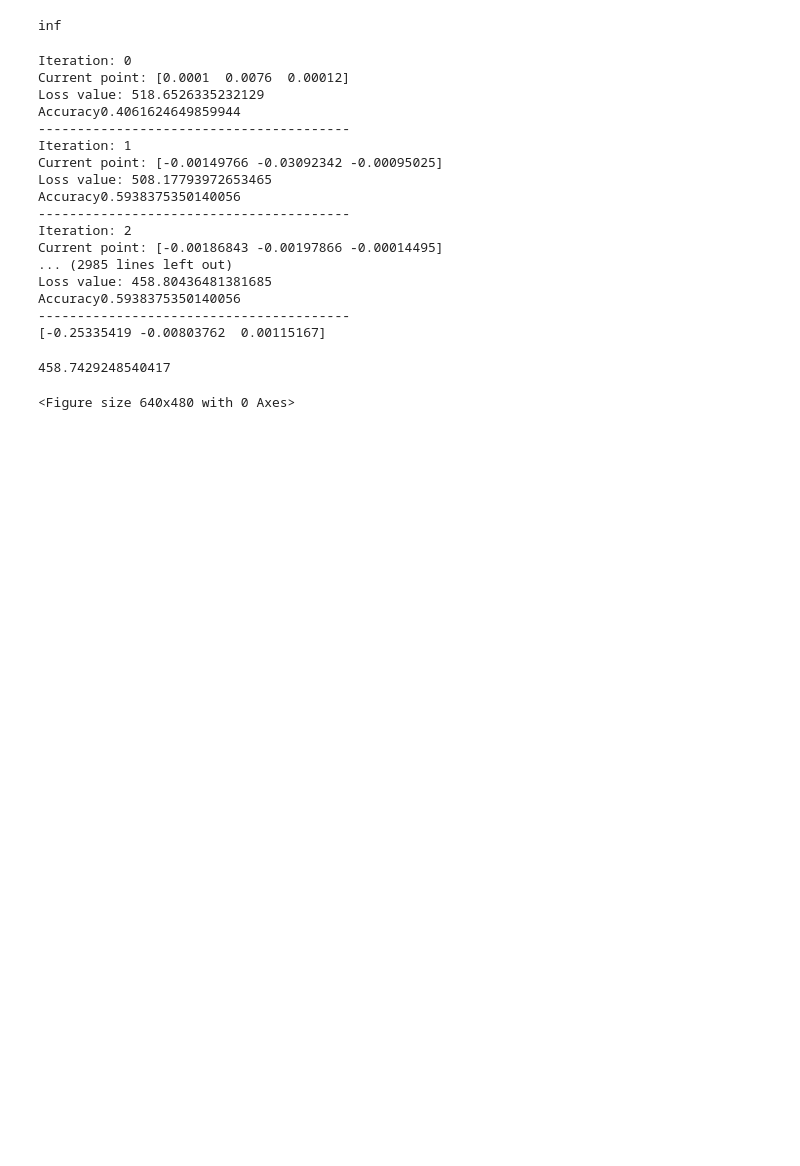
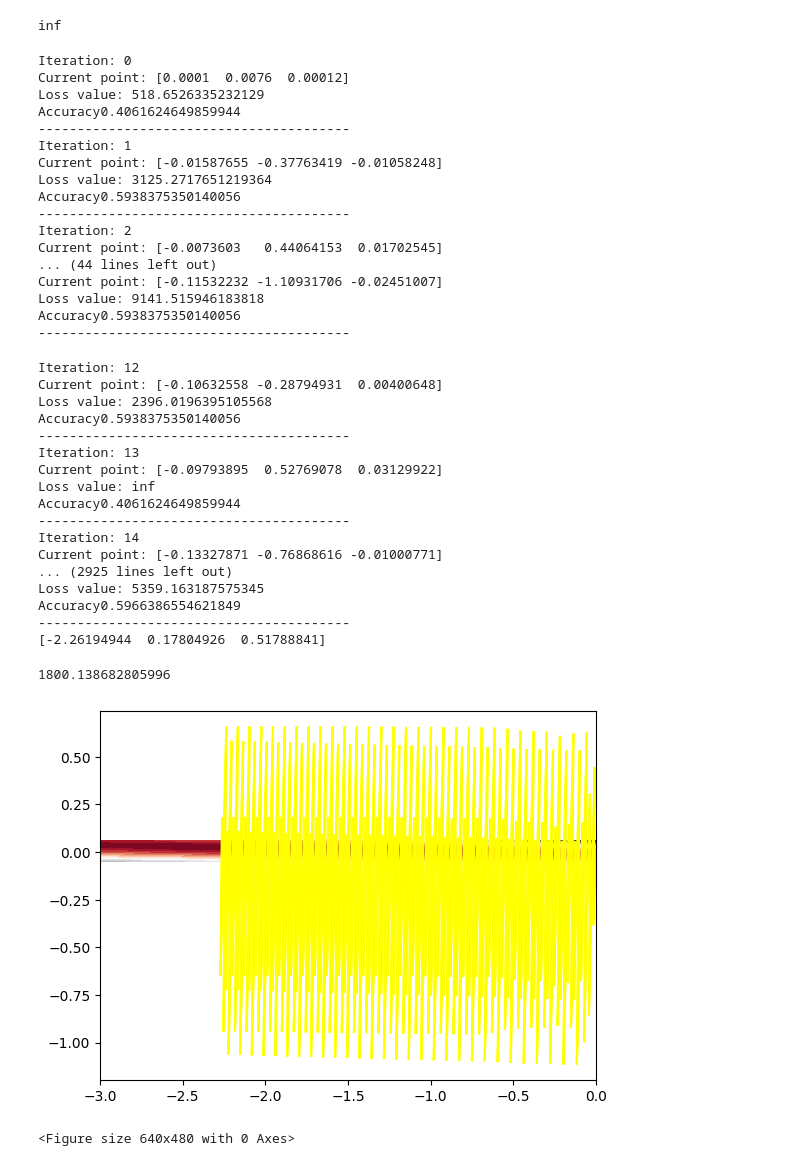
Before and after one commit to quihuynhlediem/titanic-data-visualization, a Jupyter notebook: main.ipynb, the cells around one changed output. Drawn from its saved outputs; the diff is of its cells as text; code cells hidden in the pictures; blank space fills up the shorter version.

Commit message:
Update visualization

```diff
--- a/main.ipynb
+++ b/main.ipynb
@@ -180,46 +180,84 @@ inf
 # %%
 def gradient_descent_process(starting_point, learning_rate, iterations):
   current_point = starting_point
+  import os
+  import shutil
+  shutil.rmtree('./loss_graphs')
+  os.mkdir('./loss_graphs')
+
+  x = np.linspace(-3, 0.001, 100)
+  y = np.linspace(-0.05, 0.06, 100)
+  X, Y = np.meshgrid(x, y)
+
+  Z = [[func.value(x, y, 0.0012) for x in x] for y in y]
+
+  plt.contourf(X, Y, Z, 20, cmap = 'RdGy')
+
   for i in range(iterations):
     print("Iteration: " + str(i))
     print("Current point: " + str(current_point))
     print("Loss value: " + str(func.value(current_point[0], current_point[1], current_point[2])))
     print("Accuracy" + str(func.accuracy(current_point[0], current_point[1], current_point[2])))
     print("----------------------------------------")
     gradient = func.gradient(current_point[0], current_point[1], current_point[2])
     next_point = current_point - learning_rate * gradient
+
+    # plot the current point as grey point, the new point as red
+    plt.plot(current_point[0], current_point[1], c = 'grey')
+    plt.plot(next_point[0], next_point[1], c = 'red')
+    plt.plot([current_point[0], next_point[0]], [current_point[1], next_point[1]], c = 'yellow')
+    plt.savefig('./loss_graphs/iteration_{id}.png'.format(id = i))
+
     current_point = next_point
     if (np.linalg.norm(gradient) < 0.00001):
       break
 
   return current_point
 
 starting_point = np.array([0.0001, 0.0076, 0.00012])
-learning_rate = 0.00001
-iterations = 300
+learning_rate = 0.000001
+iterations = 100
 gradient_descent_process(starting_point, learning_rate, iterations)
 last_point = gradient_descent_process(starting_point, learning_rate, iterations)
 print(last_point)
 func.value(last_point[0], last_point[1], last_point[2])
 # %% [output]
 Iteration: 0
 Current point: [0.0001  0.0076  0.00012]
 Loss value: 518.6526335232129
 Accuracy0.4061624649859944
 ----------------------------------------
 Iteration: 1
-Current point: [-0.00149766 -0.03092342 -0.00095025]
-Loss value: 508.17793972653465
+Current point: [-0.01587655 -0.37763419 -0.01058248]
+Loss value: 3125.2717651219364
 Accuracy0.5938375350140056
 ----------------------------------------
 Iteration: 2
-Current point: [-0.00186843 -0.00197866 -0.00014495]
-... (2985 lines left out)
-Loss value: 458.80436481381685
+Current point: [-0.0073603   0.44064153  0.01702545]
+... (44 lines left out)
+Current point: [-0.11532232 -1.10931706 -0.02451007]
+Loss value: 9141.515946183818
 Accuracy0.5938375350140056
 ----------------------------------------
-[-0.25335419 -0.00803762  0.00115167]
-458.7429248540417
+Iteration: 12
+Current point: [-0.10632558 -0.28794931  0.00400648]
+Loss value: 2396.0196395105568
+Accuracy0.5938375350140056
+----------------------------------------
+Iteration: 13
+Current point: [-0.09793895  0.52769078  0.03129922]
+Loss value: inf
+Accuracy0.4061624649859944
+----------------------------------------
+Iteration: 14
+Current point: [-0.13327871 -0.76868616 -0.01000771]
+... (2925 lines left out)
+Loss value: 5359.163187575345
+Accuracy0.5966386554621849
+----------------------------------------
+[-2.26194944  0.17804926  0.51788841]
+1800.138682805996
+[figure, added]
 # %%
 x = np.linspace(-3, 0.001, 100)
 y = np.linspace(-0.05, 0.06, 100)
```
